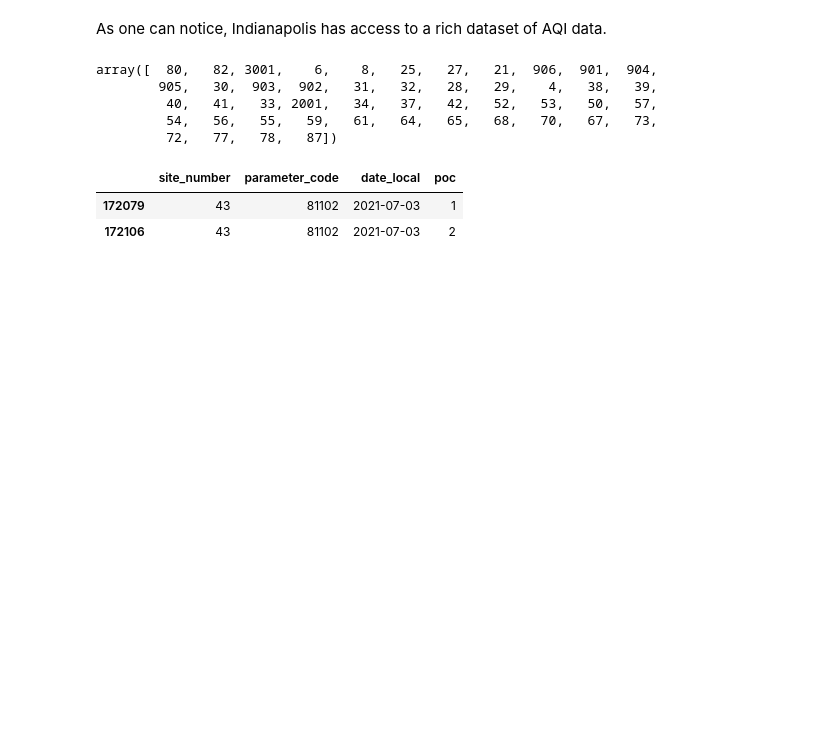
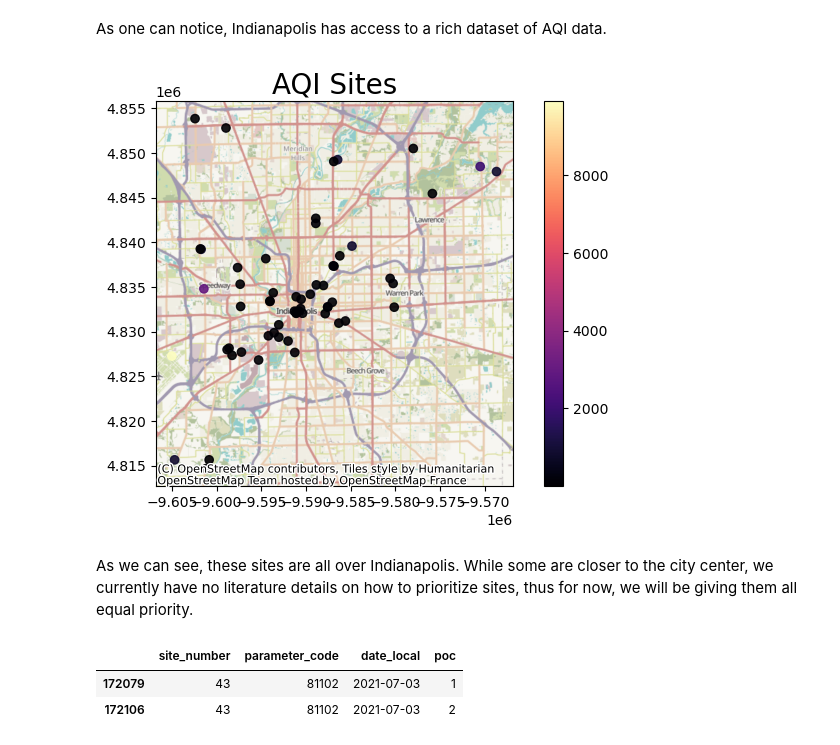
Before and after one commit to himanshunaidu/data512_project, a Jupyter notebook: aqi_data_acquisition.ipynb, the cells around one changed output. Drawn from its saved outputs; the diff is of its cells as text; code cells hidden in the pictures; blank space fills up the shorter version.

Commit message:
Add more geospatial analysis for aqi data

```diff
--- a/aqi_data_acquisition.ipynb
+++ b/aqi_data_acquisition.ipynb
@@ -556,15 +562,25 @@ RELEVANT_COLUMNS = [
 # %%
 gaseous_aqi_subset_df = gaseous_aqi_df[RELEVANT_COLUMNS]
 particulate_aqi_subset_df = particulate_aqi_df[RELEVANT_COLUMNS]
-# %%
-# There are several sites measuring AQI values for Indianapolis
-gaseous_aqi_subset_df['site_number'].unique()
-# %% [output]
-array([  80,   82, 3001,    6,    8,   25,   27,   21,  906,  901,  904,
-        905,   30,  903,  902,   31,   32,   28,   29,    4,   38,   39,
-         40,   41,   33, 2001,   34,   37,   42,   52,   53,   50,   57,
-         54,   56,   55,   59,   61,   64,   65,   68,   70,   67,   73,
-         72,   77,   78,   87])
+# %%
+# Concat the two dataframes
+aqi_subset_df = pd.concat([gaseous_aqi_subset_df, particulate_aqi_subset_df], ignore_index=True)
+# %%
+# There are 51 sites recording AQI data for Indianapolis
+aqi_sites_df = aqi_subset_df[['site_number', 'latitude', 'longitude']].drop_duplicates().reset_index(drop=True)
+
+# Use location data to create a GeoDataFrame
+aqi_sites_gdf = gpd.GeoDataFrame(aqi_sites_df, geometry=gpd.points_from_xy(aqi_sites_df.longitude, aqi_sites_df.latitude))
+aqi_sites_gdf.crs = "EPSG:4326"
+# %%
+# As mentioned, EPSG:4326 can be used for mapping, but for distance calculations, we will use EPSG:5070
+fix, ax = plot_gdf(aqi_sites_gdf, 'site_number', cmap='magma', title='AQI Sites',
+    figsize=(8, 5))
+plt.show()
+# %% [output]
+[figure, added]
+# %% [markdown]
+As we can see, these sites are all over Indianapolis. While some are closer to the city center, we currently have no literature details on how to prioritize sites, thus for now, we will be giving them all equal priority.
 # %%
 # Same site can have multiple monitors for the same pollutant at the same day
 particulate_aqi_subset_df[(particulate_aqi_subset_df['site_number']==43)
```
Also changed, not shown: parts of 1 cell of this notebook, 2 other files.
